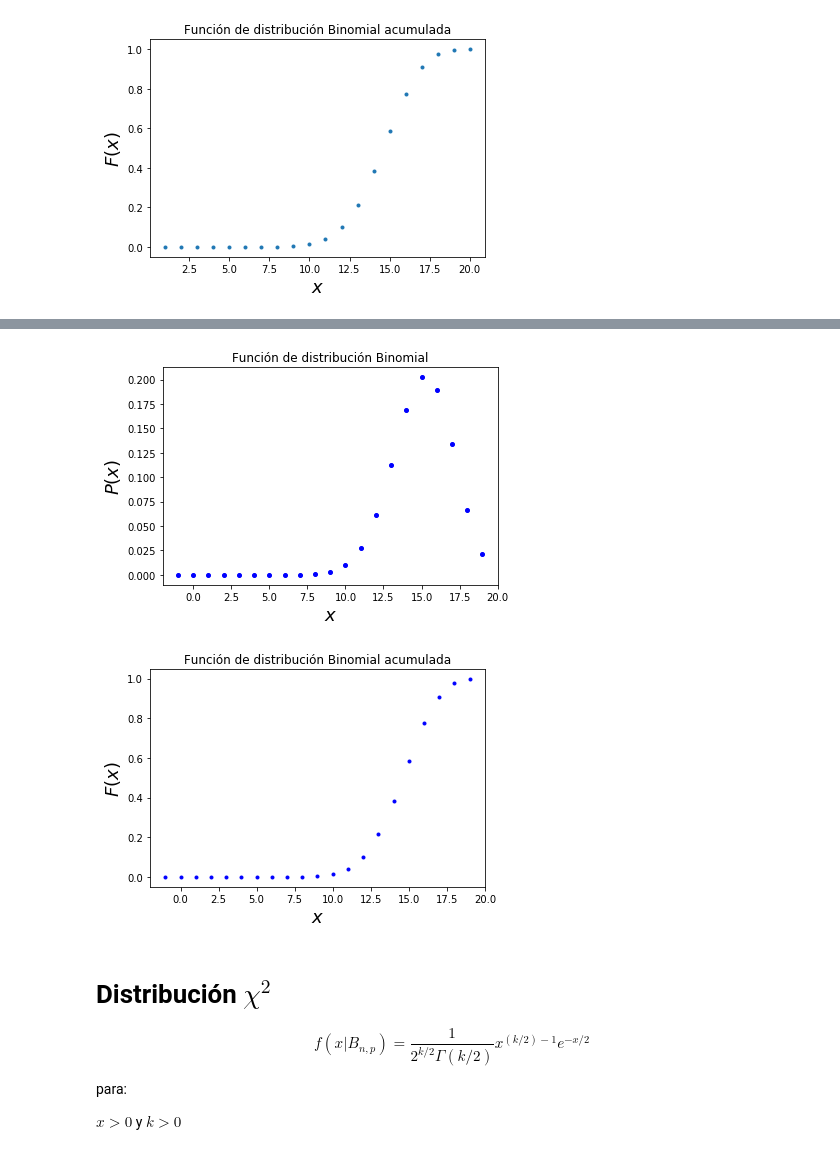
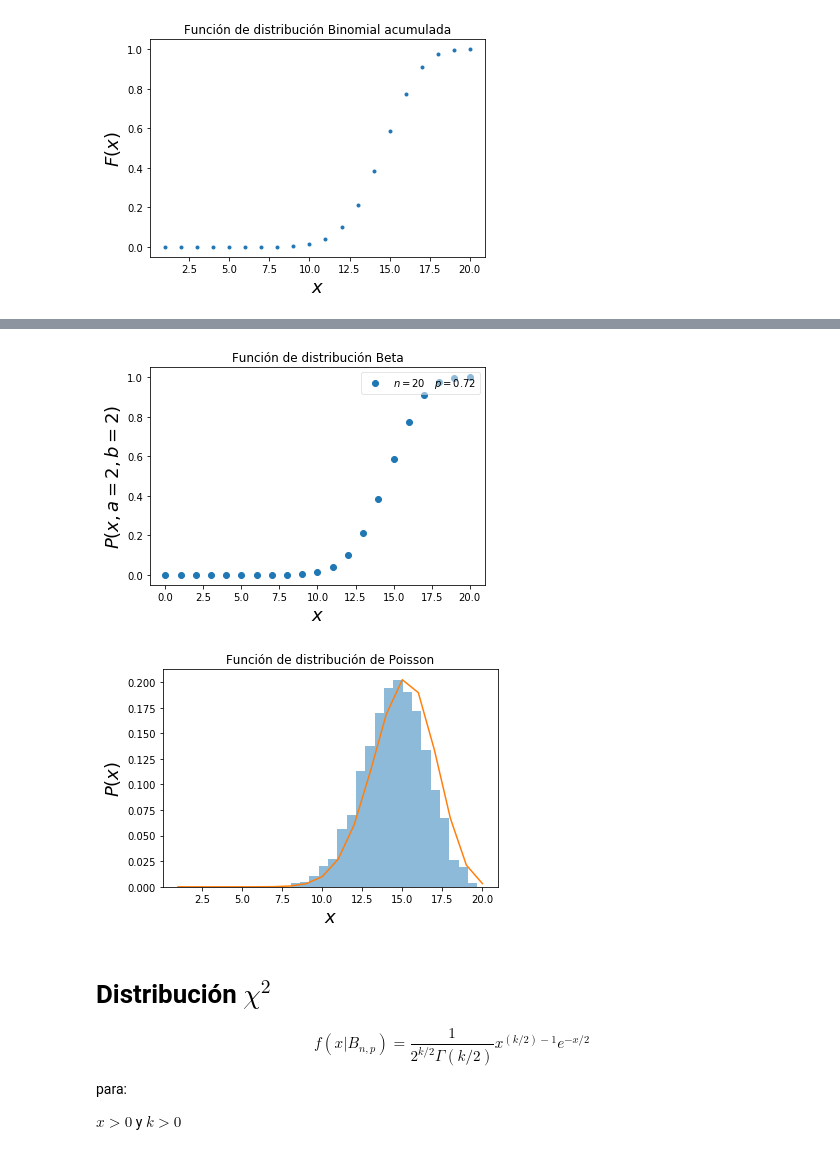
Before and after one commit to DCIDA2019/da2019-Oscar2401, a Jupyter notebook: Semana4/Trabajos/Trabajo_1.ipynb, the cells around one changed output, grey strips where cells are left out. Saved outputs shown, nothing was run; the diff lists cells and outputs as text; code cells hidden in the pictures.

```diff
--- a/Semana4/Trabajos/Trabajo_1.ipynb
+++ b/Semana4/Trabajos/Trabajo_1.ipynb
@@ -197,0 +285,9 @@ plt.ylabel("$F(x)$",fontsize  =18);
+# %%
+x_bi_2 = np.linspace(0,20,21)
+bino = sc.stats.binom.pmf(x_bi_2, n_bi, p_bi)
+
+plt.plot(x_bi_2,bino,'o',label='$n=20\quadp =0.72$')
+plt.title("Función de distribución Beta")
+plt.xlabel("$x$",fontsize  =18)
+plt.ylabel("$P(x,a=2,b=2)$",fontsize  =18)
+plt.legend(loc='upper right', fancybox=True,framealpha=0.5);
@@ -198,19 +296,25 @@ plt.ylabel("$F(x)$",fontsize  =18);
 # %%
-x = np.arange(sc.stats.binom.ppf(0.0, n_bi, p_bi),sc.stats.binom.ppf(1.0, n_bi, p_bi))
-plt.plot(x,sc.stats.binom.pmf(x, n_bi, p_bi), 'b.', ms=8, label='binom pmf')
-plt.title("Función de distribución Binomial")
+binom_ac = sc.stats.binom.cdf(x_bi_2, n_bi, p_bi)
+
+plt.plot(x_bi_2,binom_ac,'o',label='$n=20\quadp =0.72$')
+plt.title("Función de distribución Beta")
 plt.xlabel("$x$",fontsize  =18)
-plt.ylabel("$P(x)$",fontsize  =18);
+plt.ylabel("$P(x,a=2,b=2)$",fontsize  =18)
+plt.legend(loc='upper right', fancybox=True,framealpha=0.5);
 # %% [output]
-[figure, old version]
+[figure, new version]
 # %%
-binom_ac = sc.stats.binom.cdf(x, n_bi, p_bi)
-plt.plot(x,binom_ac,'b.')
-plt.title("Función de distribución Binomial acumulada")
+binom_ac_in = sc.interpolate.interp1d(binom_ac, x_bi_2)
+binom_r = np.linspace(0.001,0.999,1000)
+x_bi_r = binom_ac_in(binom_r)
+
+plt.hist(x_bi_r, bins = 20,density=True,alpha = 0.5)
+plt.plot(x_bi,binom,'-')
+plt.title("Función de distribución de Poisson")
 plt.xlabel("$x$",fontsize  =18)
-plt.ylabel("$F(x)$",fontsize  =18);
+plt.ylabel("$P(x)$",fontsize  =18);
 # %% [output]
-[figure, old version]
+[figure, new version]
 # %% [markdown]
 # Distribución $\chi^2$
 
```
Also changed, not shown: parts of 38 cells of this notebook.
